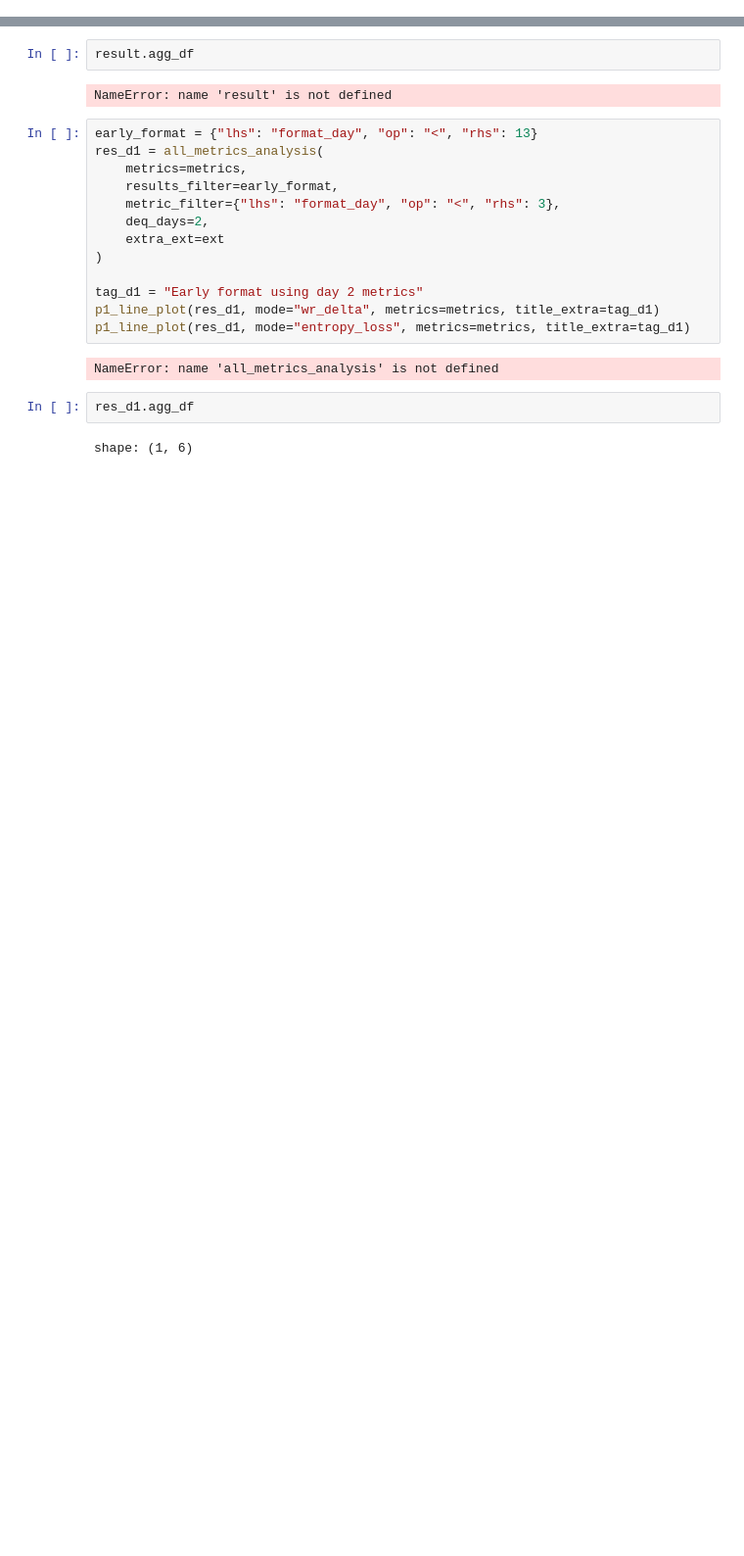
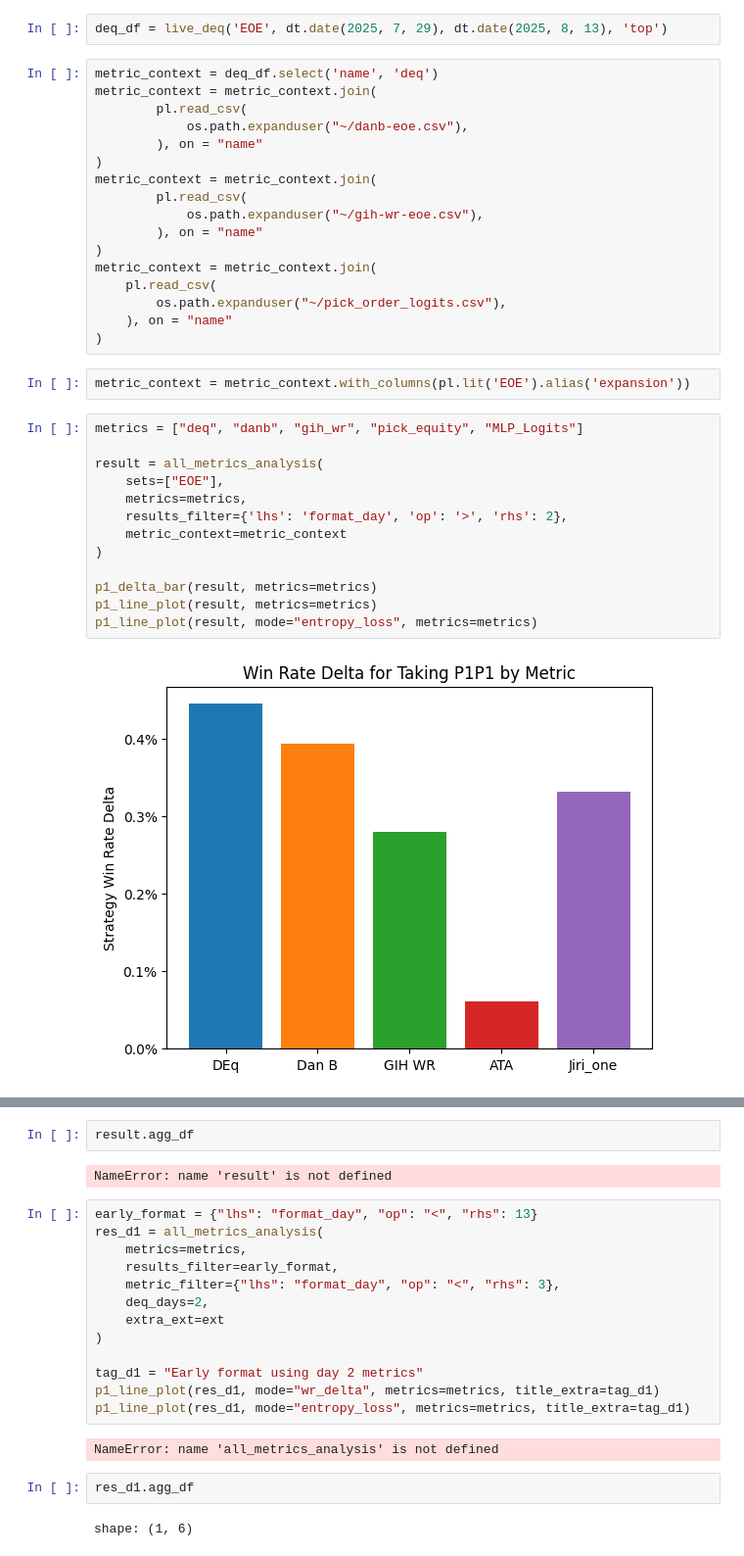
Before and after one commit to oelarnes/deq, a Jupyter notebook: nb/deq-backtest.ipynb, the cells around one changed output, grey strips where cells are left out. Shown at 98% size. Saved outputs shown, nothing was run; the diff lists cells and outputs as text; blank space fills up the shorter version.

```diff
--- a/nb/deq-backtest.ipynb
+++ b/nb/deq-backtest.ipynb
@@ -23,0 +10,36 @@ NameError: name 'metrics' is not defined
+# %%
+deq_df = live_deq('EOE', dt.date(2025, 7, 29), dt.date(2025, 8, 13), 'top')
+# %%
+metric_context = deq_df.select('name', 'deq')
+metric_context = metric_context.join(
+        pl.read_csv(
+            os.path.expanduser("~/danb-eoe.csv"),
+        ), on = "name"
+)
+metric_context = metric_context.join(
+        pl.read_csv(
+            os.path.expanduser("~/gih-wr-eoe.csv"),
+        ), on = "name"
+)
+metric_context = metric_context.join(
+    pl.read_csv(
+        os.path.expanduser("~/pick_order_logits.csv"),
+    ), on = "name"
+)
+# %%
+metric_context = metric_context.with_columns(pl.lit('EOE').alias('expansion'))
+# %%
+metrics = ["deq", "danb", "gih_wr", "pick_equity", "MLP_Logits"]
+
+result = all_metrics_analysis(
+    sets=["EOE"],
+    metrics=metrics,
+    results_filter={'lhs': 'format_day', 'op': '>', 'rhs': 2},
+    metric_context=metric_context
+)
+
+p1_delta_bar(result, metrics=metrics)
+p1_line_plot(result, metrics=metrics)
+p1_line_plot(result, mode="entropy_loss", metrics=metrics)
+# %% [output]
+[figure, added]
```
Also changed, not shown: parts of 2 cells of this notebook, 7 other files.
